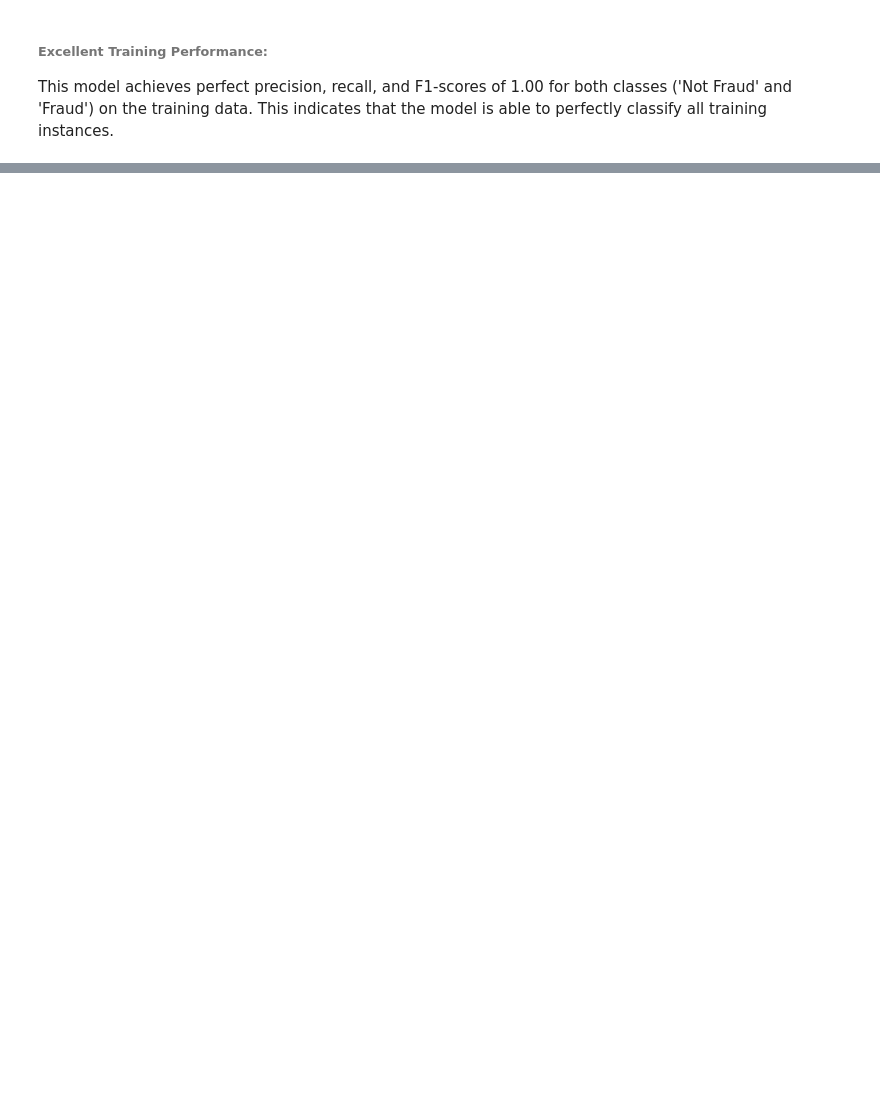
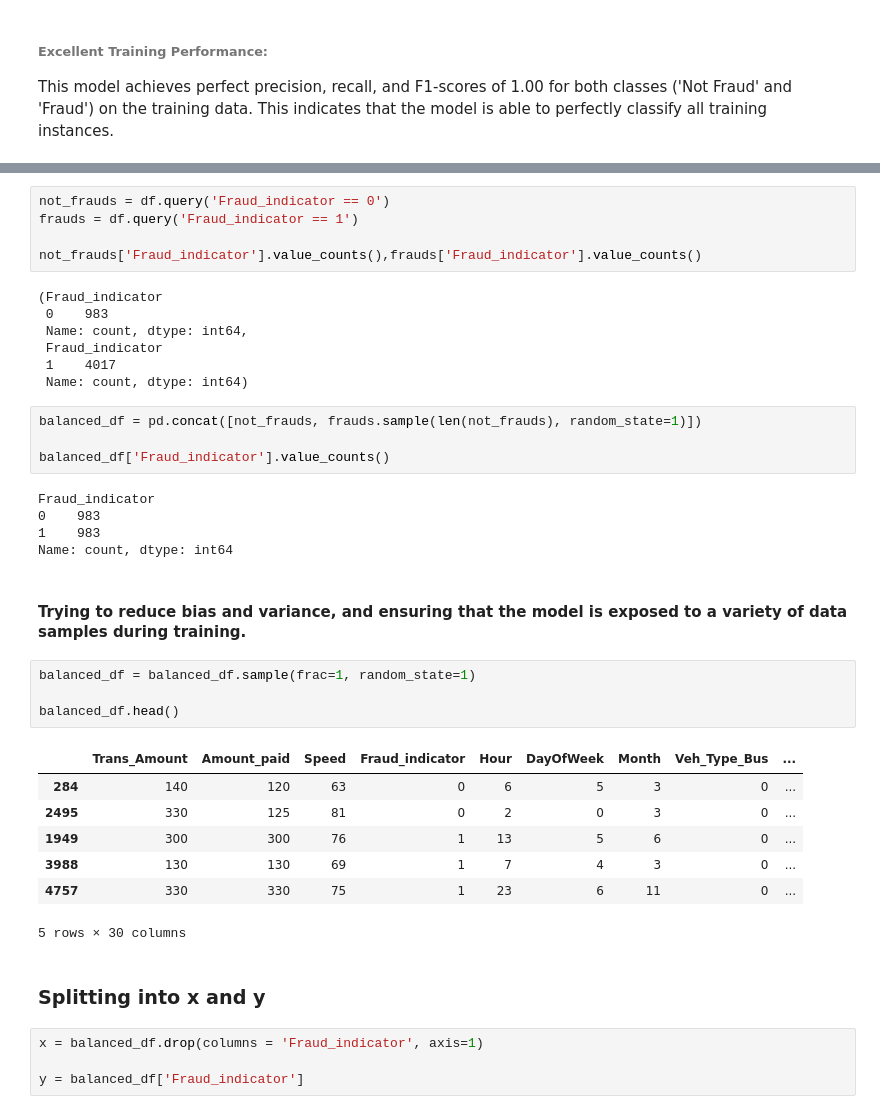
Before and after one commit to JoshMusira/-Fastag-fraud-detection, a Jupyter notebook: Machine Learning.ipynb, the cells around one changed output, grey strips where cells are left out. Saved outputs shown, nothing was run; the diff lists cells and outputs as text; blank space fills up the shorter version.

```diff
--- a/Machine Learning.ipynb
+++ b/Machine Learning.ipynb
@@ -214,0 +449,41 @@ This model achieves perfect precision, recall, and F1-scores of 1.00 for both cl
+# %%
+not_frauds = df.query('Fraud_indicator == 0')
+frauds = df.query('Fraud_indicator == 1')
+
+not_frauds['Fraud_indicator'].value_counts(),frauds['Fraud_indicator'].value_counts()
+# %% [output]
+(Fraud_indicator
+ 0    983
+ Name: count, dtype: int64,
+ Fraud_indicator
+ 1    4017
+ Name: count, dtype: int64)
+# %%
+balanced_df = pd.concat([not_frauds, frauds.sample(len(not_frauds), random_state=1)])
+
+balanced_df['Fraud_indicator'].value_counts()
+# %% [output]
+Fraud_indicator
+0    983
+1    983
+Name: count, dtype: int64
+# %% [markdown]
+#### Trying to reduce bias and variance, and ensuring that the model is exposed to a variety of data samples during training.
+# %%
+balanced_df = balanced_df.sample(frac=1, random_state=1)
+
+balanced_df.head()
+# %% [output]
+|  | Trans_Amount | Amount_paid | Speed | Fraud_indicator | Hour | DayOfWeek | Month | Veh_Type_Bus | ... |
+| 284 | 140 | 120 | 63 | 0 | 6 | 5 | 3 | 0 | ... |
+| 2495 | 330 | 125 | 81 | 0 | 2 | 0 | 3 | 0 | ... |
+| 1949 | 300 | 300 | 76 | 1 | 13 | 5 | 6 | 0 | ... |
+| 3988 | 130 | 130 | 69 | 1 | 7 | 4 | 3 | 0 | ... |
+| 4757 | 330 | 330 | 75 | 1 | 23 | 6 | 11 | 0 | ... |
+5 rows × 30 columns
+# %% [markdown]
+### Splitting into x and y
+# %%
+x = balanced_df.drop(columns = 'Fraud_indicator', axis=1)
+
+y = balanced_df['Fraud_indicator']
```
Also changed, not shown: parts of 46 cells of this notebook, 2 other files.
